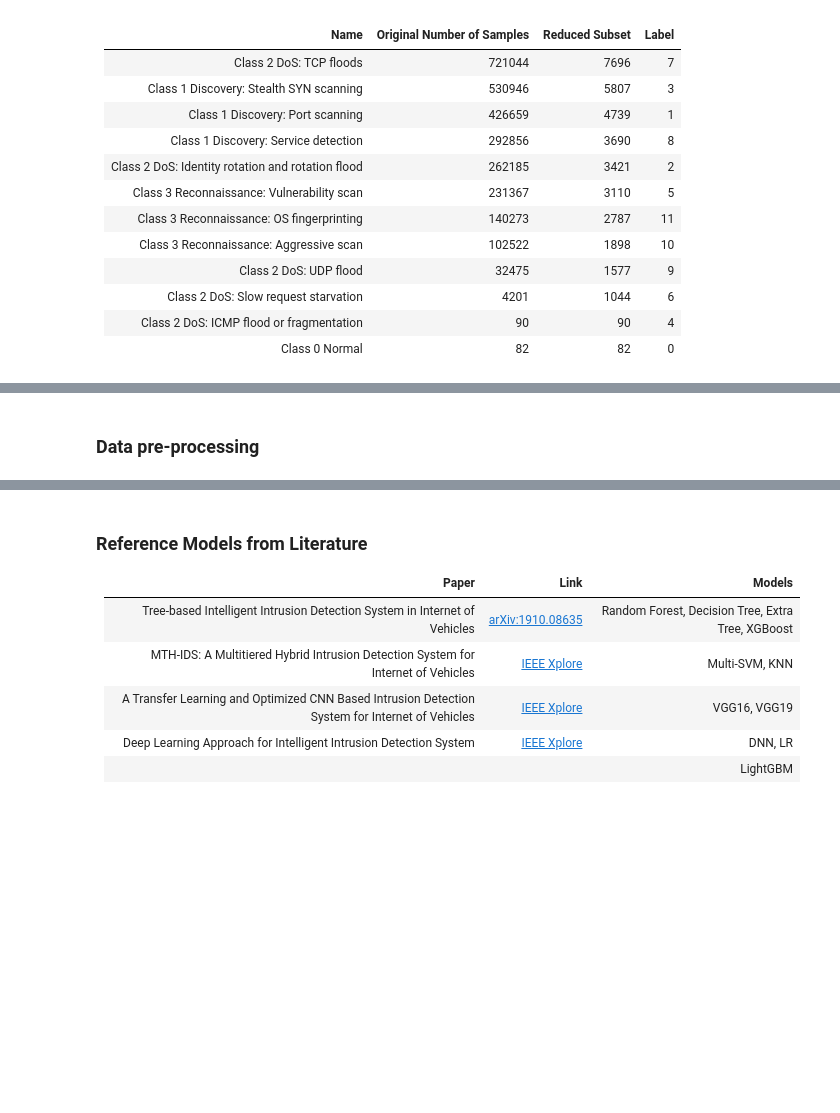
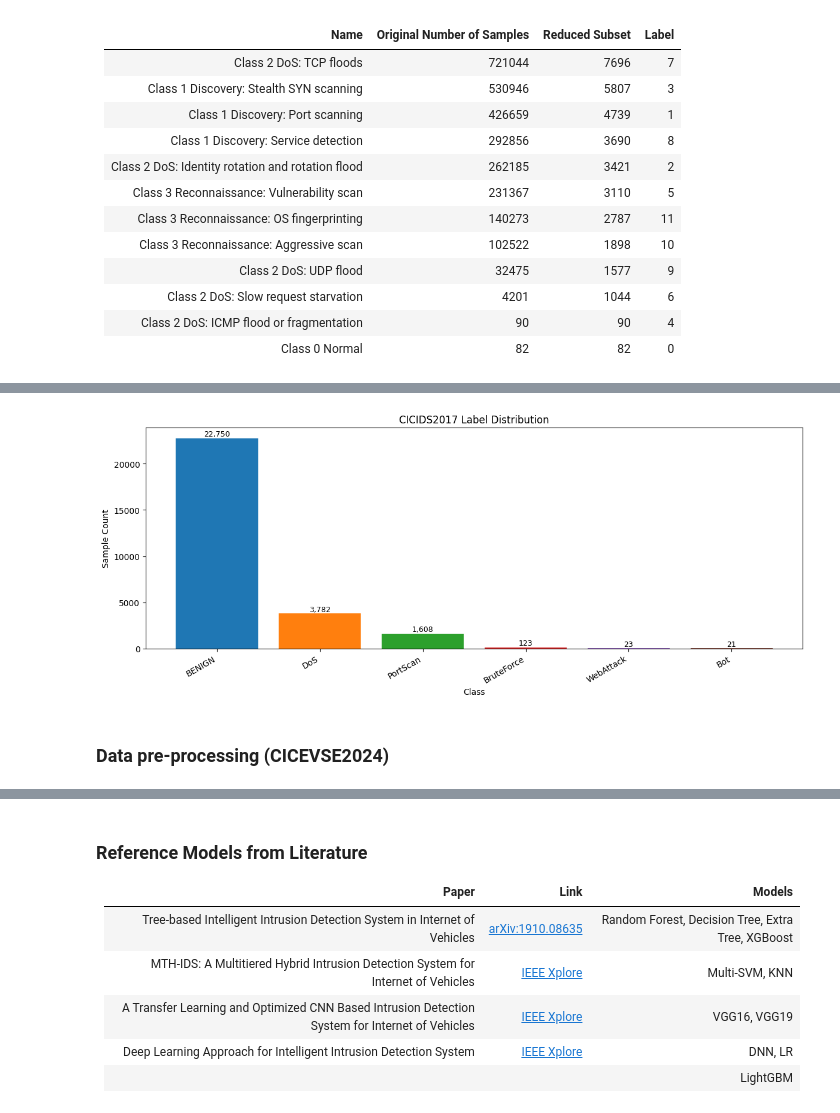
Before and after one commit to Toluhunter/EV-Survey-Models, a Jupyter notebook: models_training_notebook.ipynb, the cells around one changed output, grey strips where cells are left out. Saved outputs shown, nothing was run; the diff lists cells and outputs as text; code cells hidden in the pictures; blank space fills up the shorter version.

```diff
--- a/models_training_notebook.ipynb
+++ b/models_training_notebook.ipynb
@@ -202,0 +247,3 @@ plt.show()
+# %%
+# Read the CICIDS2017 dataset
+df_cicids_2017 = pd.read_csv('CICIDS2017_0.01.csv')
@@ -203,5 +278,24 @@ plt.show()
+# %%
+counts = df_cicids_2017['Label'].value_counts()
+labels = [str(l) for l in counts.index]
+
+fig, ax = plt.subplots(figsize=(12, 5))
+bars = ax.bar(labels, counts.values, color=sns.color_palette('tab10', len(counts)))
+ax.set_xlabel('Class')
+ax.set_ylabel('Sample Count')
+ax.set_title('CICIDS2017 Label Distribution')
+ax.set_xticklabels(labels, rotation=30, ha='right')
+
+for bar, val in zip(bars, counts.values):
+    ax.text(bar.get_x() + bar.get_width() / 2, bar.get_height() + 50,
+            f'{val:,}', ha='center', va='bottom', fontsize=9)
+
+plt.tight_layout()
+plt.show()
+# %% [output]
+[figure, added]
 # %% [markdown]
-### Data pre-processing
+### Data pre-processing (CICEVSE2024)
 # %%
 # Encode the dataset
 labelencoder = LabelEncoder()
```
Also changed, not shown: parts of 69 cells of this notebook.
